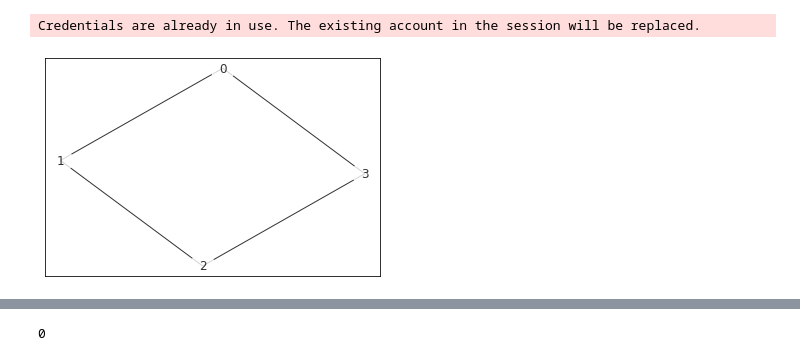
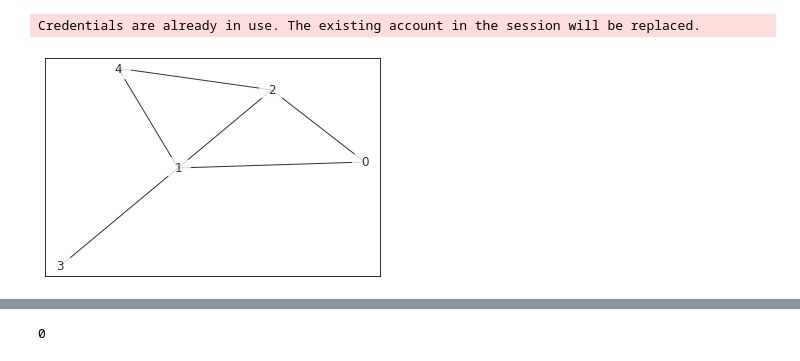
Before and after one commit to XunyiZhao/Quantum_Information_Project, a Jupyter notebook: k-colorable-subgraph.ipynb, the cells around one changed output, grey strips where cells are left out. Drawn from its saved outputs; the diff is of its cells as text; code cells hidden in the pictures.

```diff
--- a/k-colorable-subgraph.ipynb
+++ b/k-colorable-subgraph.ipynb
@@ -89,7 +89,7 @@ class circuits:
         k = self.k
         for i in range(self.k):
             self.circ.cnot(qbit0*k+i,qbit1*k+i)
-            self.circ.cnot(qbit1*k+i,qbit0*k+i)
+            #self.circ.cnot(qbit1*k+i,qbit0*k+i)
             self.circ.u1(-gamma/2,qbit1*k+i)
             self.circ.cnot(qbit0*k+i,qbit1*k+i)
             #The old stuff took too long, found a much simpler implementation!
@@ -221,16 +221,16 @@ class k_color:
 # %%
 #Hard to color: Prism
 #G = nx.Graph([(0,1),(1,2),(2,3),(0,3),(0,4),(3,4),(2,5),(1,5),(4,5)])
 
 #nice testing graph
-#G = nx.Graph([(0,1),(1,2),(1,3),(0,2),(2,4),(1,4)])
+G = nx.Graph([(0,1),(1,2),(1,3),(0,2),(2,4),(1,4)])
 
-G = nx.Graph([(0,1),(1,2),(2,3),(0,3)])
+#G = nx.Graph([(0,1),(1,2),(2,3),(0,3)])
 k_col = k_color(G)
 k_col.draw()
 #k_col.build_circuit(2,[1],[2])
 #k_col.circuit.circ.draw()
 # %% [output]
-[figure, old version]
+[figure, new version]
 # %%
 %%time
```
Also changed, not shown: parts of 2 cells of this notebook.
